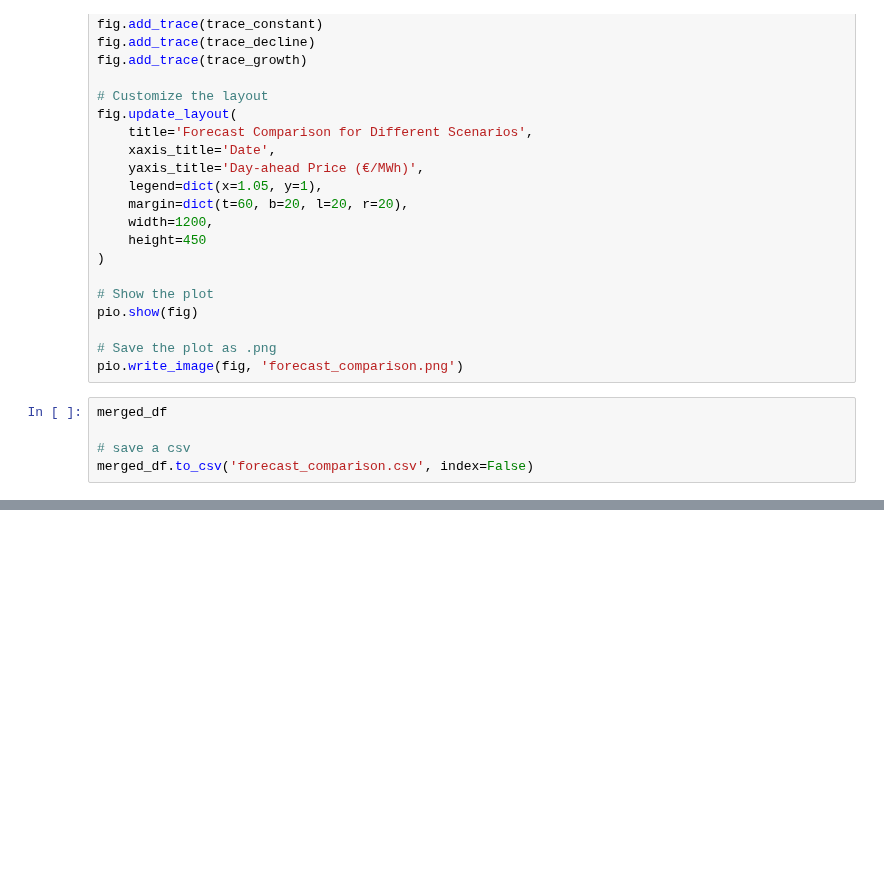
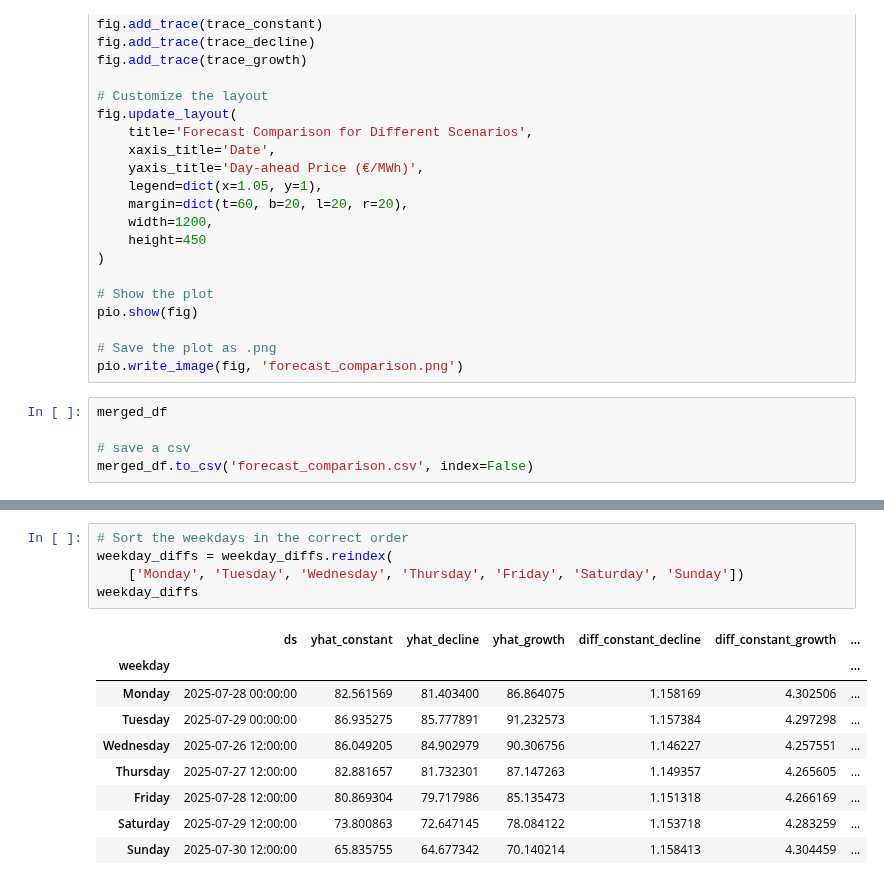
Before and after one commit to stefgr1/Prediction_of_energy_prices, a Jupyter notebook: future_prediction/prophet/prophet_forecast_future.ipynb, the cells around one changed output, grey strips where cells are left out. Drawn from its saved outputs; the diff is of its cells as text; blank space fills up the shorter version.

```diff
--- a/future_prediction/prophet/prophet_forecast_future.ipynb
+++ b/future_prediction/prophet/prophet_forecast_future.ipynb
@@ -201,0 +361,15 @@ merged_df.to_csv('forecast_comparison.csv', index=False)
+# %%
+# Sort the weekdays in the correct order
+weekday_diffs = weekday_diffs.reindex(
+    ['Monday', 'Tuesday', 'Wednesday', 'Thursday', 'Friday', 'Saturday', 'Sunday'])
+weekday_diffs
+# %% [output]
+|  | ds | yhat_constant | yhat_decline | yhat_growth | diff_constant_decline | diff_constant_growth | ... |
+| weekday |  |  |  |  |  |  | ... |
+| Monday | 2025-07-28 00:00:00 | 82.561569 | 81.403400 | 86.864075 | 1.158169 | 4.302506 | ... |
+| Tuesday | 2025-07-29 00:00:00 | 86.935275 | 85.777891 | 91.232573 | 1.157384 | 4.297298 | ... |
+| Wednesday | 2025-07-26 12:00:00 | 86.049205 | 84.902979 | 90.306756 | 1.146227 | 4.257551 | ... |
+| Thursday | 2025-07-27 12:00:00 | 82.881657 | 81.732301 | 87.147263 | 1.149357 | 4.265605 | ... |
+| Friday | 2025-07-28 12:00:00 | 80.869304 | 79.717986 | 85.135473 | 1.151318 | 4.266169 | ... |
+| Saturday | 2025-07-29 12:00:00 | 73.800863 | 72.647145 | 78.084122 | 1.153718 | 4.283259 | ... |
+| Sunday | 2025-07-30 12:00:00 | 65.835755 | 64.677342 | 70.140214 | 1.158413 | 4.304459 | ... |
```
Also changed, not shown: parts of 7 cells of this notebook, 3 other files.
